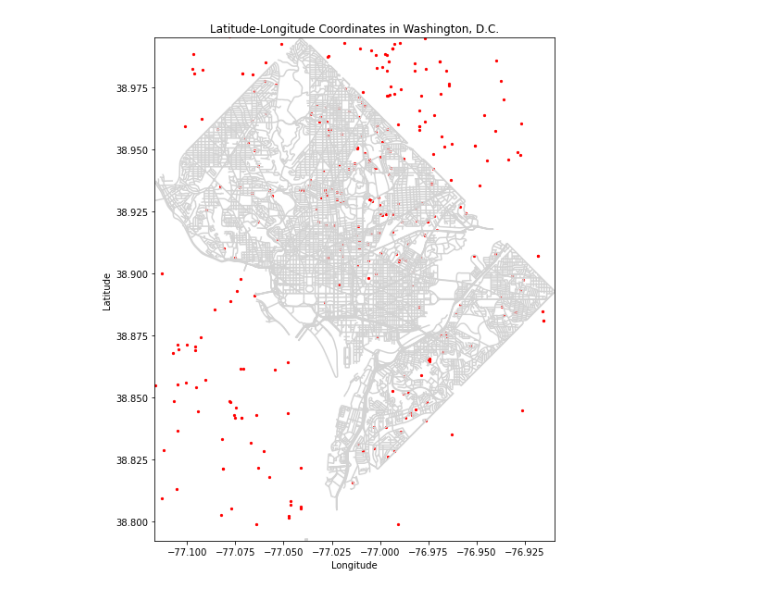
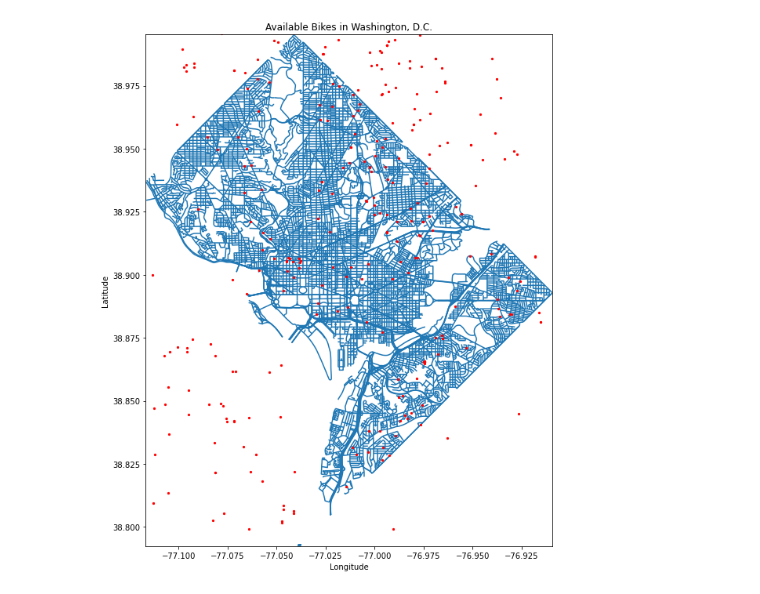
Before and after one commit to Maxremmo/Bike-Sharing-ML, a Jupyter notebook: realtime_bikeshare_data.ipynb, the cells around one changed output. Saved outputs shown, nothing was run; the diff lists cells and outputs as text; code cells hidden in the pictures.

Commit message:
bike stations and available bikes in realtime plot

```diff
--- a/realtime_bikeshare_data.ipynb
+++ b/realtime_bikeshare_data.ipynb
@@ -133,6 +110,3 @@ df_data = pd.DataFrame(bike_data['data'])
 # %%
-df_bikes = pd.DataFrame(bike_data['data']['bikes'])
+df_bikes = pd.DataFrame(parse_bike_info(get_bike_info(main_request(base_url))))
-# %%
-df_bikes.rename(columns={'lon':'Longitude','lat':'Latitude'}, inplace=True)
-crs = {'init':'epsg:4326'}
 # %%
@@ -169,2 +176,4 @@ street_map.plot(ax=ax)
 # %%
-geometry = [Point(xy) for xy in zip(df_bikes['Longitude'], df_bikes['Latitude'])]
+geometry = [Point(xy) for xy in zip(df_bikes['longitude'], df_bikes['latitude'])]
+crs = {'init':'epsg:4326'}
+geometry[:3]
@@ -187,2 +183,0 @@ geo_df.head()
-# %%
-geo_df = geo_df.to_crs(street_map.crs)
@@ -204,23 +184,25 @@ dtype: int64
 # %%
+washington = gpd.read_file('datasets/tl_2018_11001_roads/tl_2018_11001_roads.shp')
+
 # Create a new figure and axis
-fig, ax = plt.subplots(figsize=(10, 10))
 
+fig, ax = plt.subplots(figsize=(12, 12))
 # Plot the Washington, D.C. map
-street_map.plot(ax=ax, color='lightgray')
+washington.plot(ax=ax, zorder= 1)
 
 # Plot the GeoDataFrame on the axis
-geo_df.plot(ax=ax, marker='o', color='red', markersize=5)
+geo_df.plot(ax=ax, marker='o', color='red', markersize=5, zorder=2)
 
 # Set the plot extent to Washington, D.C.
-ax.set_xlim(street_map.total_bounds[0], street_map.total_bounds[2])
-ax.set_ylim(street_map.total_bounds[1], street_map.total_bounds[3])
+ax.set_xlim(washington.total_bounds[0], washington.total_bounds[2])
+ax.set_ylim(washington.total_bounds[1], washington.total_bounds[3])
 
 # Customize the map appearance (optional)
-ax.set_title("Latitude-Longitude Coordinates in Washington, D.C.")
+ax.set_title("Available Bikes in Washington, D.C.")
 ax.set_xlabel("Longitude")
 ax.set_ylabel("Latitude")
 
 # Display the map
 plt.show()
 # %% [output]
-[figure, old version]
+[figure, new version]
```
Also changed, not shown: parts of 20 cells of this notebook.
